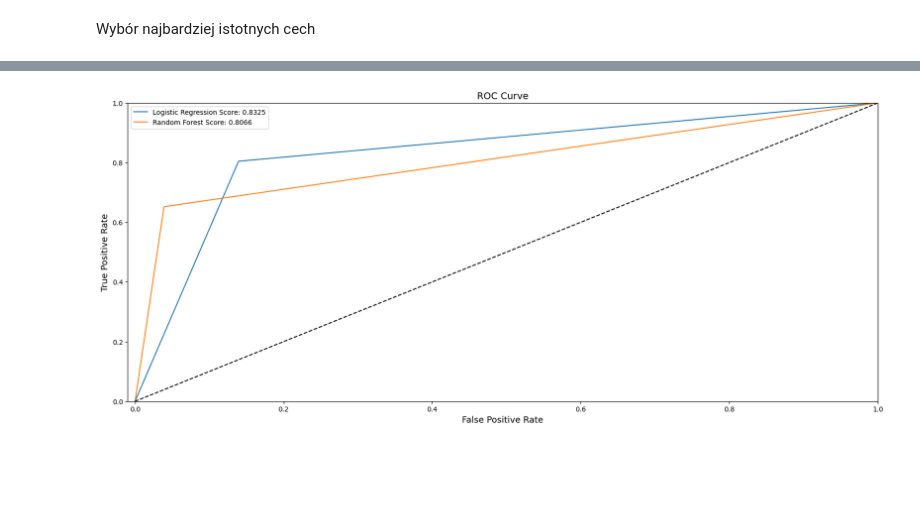
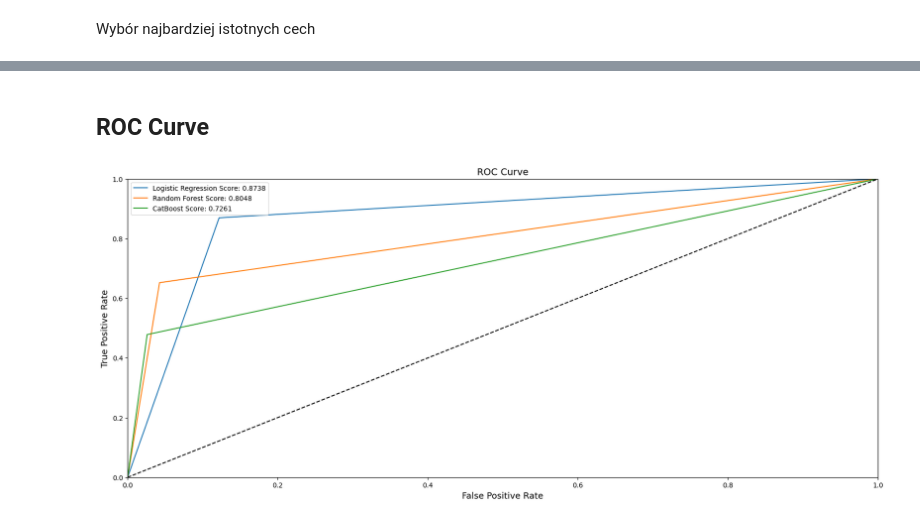
Before and after one commit to jrsh44/ML-bankruptcy-prediction, a Jupyter notebook: ml-code.ipynb, the cells around one changed output, grey strips where cells are left out. Saved outputs shown, nothing was run; the diff lists cells and outputs as text; code cells hidden in the pictures; blank space fills up the shorter version.

Commit message:
3 - Add CatBoost and ROC curve

```diff
--- a/ml-code.ipynb
+++ b/ml-code.ipynb
@@ -108,10 +99,3 @@ Logarytm kolumn
-# %%
-for column in x_train.columns:
-    skew = x_train[column].skew()
-    if skew > 0.5 or skew < -0.5:
-        x_train[column] = np.log1p(x_train[column])
-        x_test[column] = np.log1p(x_test[column])
-        x_valid[column] = np.log1p(x_valid[column])
 # %% [markdown]
 Normalizacja
 # %%
@@ -390,0 +227,24 @@ CatBoost AUC-ROC: 0.575004705439488
+# %%
+param_distributions = {
+    'eval_metric': ['F1', 'AUC', 'Accuracy', 'Precision', 'Recall'],
+    'iterations': [100, 500, 1000],
+    'learning_rate' : [0.1, 0.01, 0.001],
+    'auto_class_weights' : ['Balanced','SqrtBalanced'],
+}
+
+random_search = RandomizedSearchCV(
+    CatBoostClassifier(random_state=42, verbose=0),
+    param_distributions=param_distributions,
+    scoring='roc_auc',
+    n_iter=10,
+    cv=5,
+    random_state=420,
+    n_jobs=-1
+)
+
+random_search.fit(x_train, y_train)
+
+best_estimator = random_search.best_estimator_
+# %%
+y_pred_cat = best_estimator.predict(x_test)
+show_metrics(y_pred_cat)
@@ -391,21 +261,21 @@ CatBoost AUC-ROC: 0.575004705439488
+# %% [markdown]
+## ROC Curve
 # %%
-from sklearn.metrics import roc_curve
-
 log_fpr, log_tpr, log_thresold = roc_curve(y_test, y_pred_log_reg)
 for_fpr, for_tpr, for_thresold = roc_curve(y_test, y_pred_rand_for)
+cat_fpr, cat_tpr, cat_thresold = roc_curve(y_test, y_pred_cat)
 
 plt.figure(figsize=(20,8))
 plt.title('ROC Curve', fontsize=14)
-plt.plot(log_fpr, log_tpr, label=f'Logistic Regression Score: {roc_auc_log_reg.round(4)}')
-# plt.plot(xgb_fpr, xgb_tpr, label='XGBoost Score: {:.4f}'.format(roc_auc_score(y_val_sm, smote_prediction_xgb)))
-# plt.plot(cat_fpr, cat_tpr, label='CatBoost Score: {:.4f}'.format(roc_auc_score(y_val_sm, smote_prediction_cat)))
-plt.plot(for_fpr, for_tpr, label=f'Random Forest Score: {roc_auc_rand_for.round(4)}')
+plt.plot(log_fpr, log_tpr, label=f'Logistic Regression Score: {roc_auc_score(y_test, y_pred_log_reg):.4f}')
+plt.plot(for_fpr, for_tpr, label=f'Random Forest Score: {roc_auc_score(y_test, y_pred_rand_for):.4f}')
+plt.plot(cat_fpr, cat_tpr, label=f'CatBoost Score: {roc_auc_score(y_test, y_pred_cat):.4f}')
 plt.plot([0, 1], [0, 1], 'k--')
-plt.axis([-0.01, 1, 0, 1])
+plt.axis([0, 1, 0, 1])
 plt.xlabel('False Positive Rate', fontsize=13)
 plt.ylabel('True Positive Rate', fontsize=13)
 plt.legend()
 
 plt.show()
 # %% [output]
-[figure, old version]
+[figure, new version]
```
Also changed, not shown: parts of 20 cells of this notebook.
